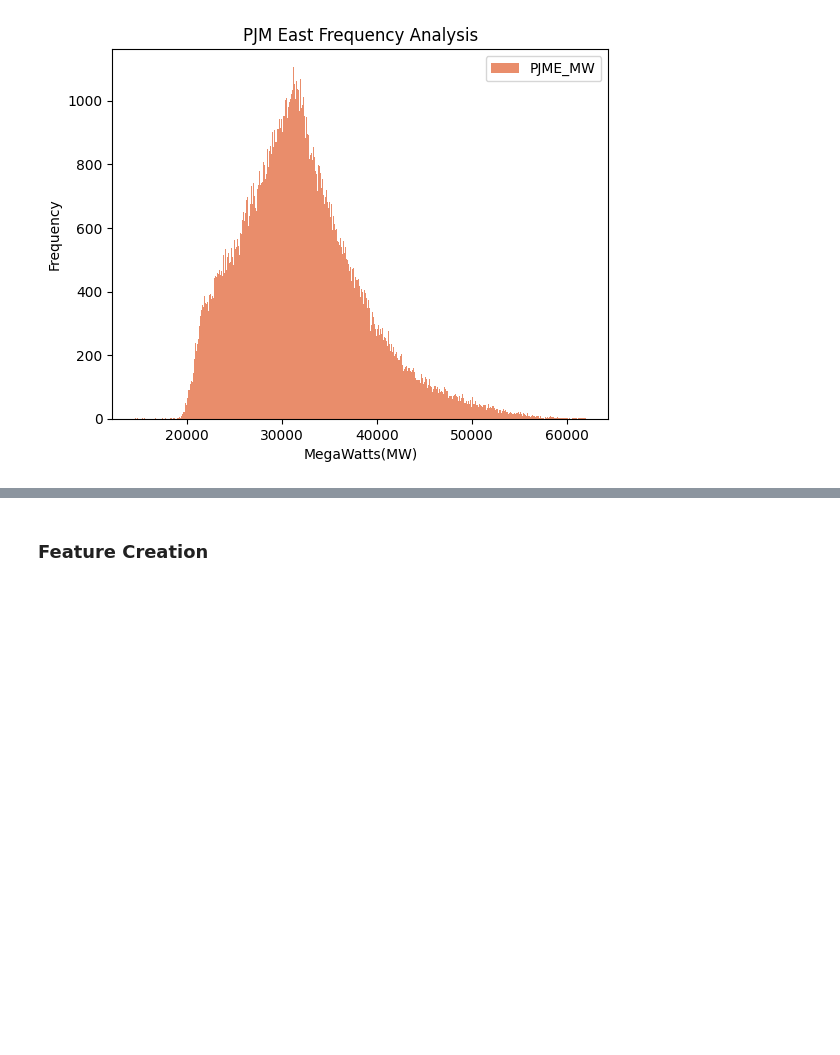
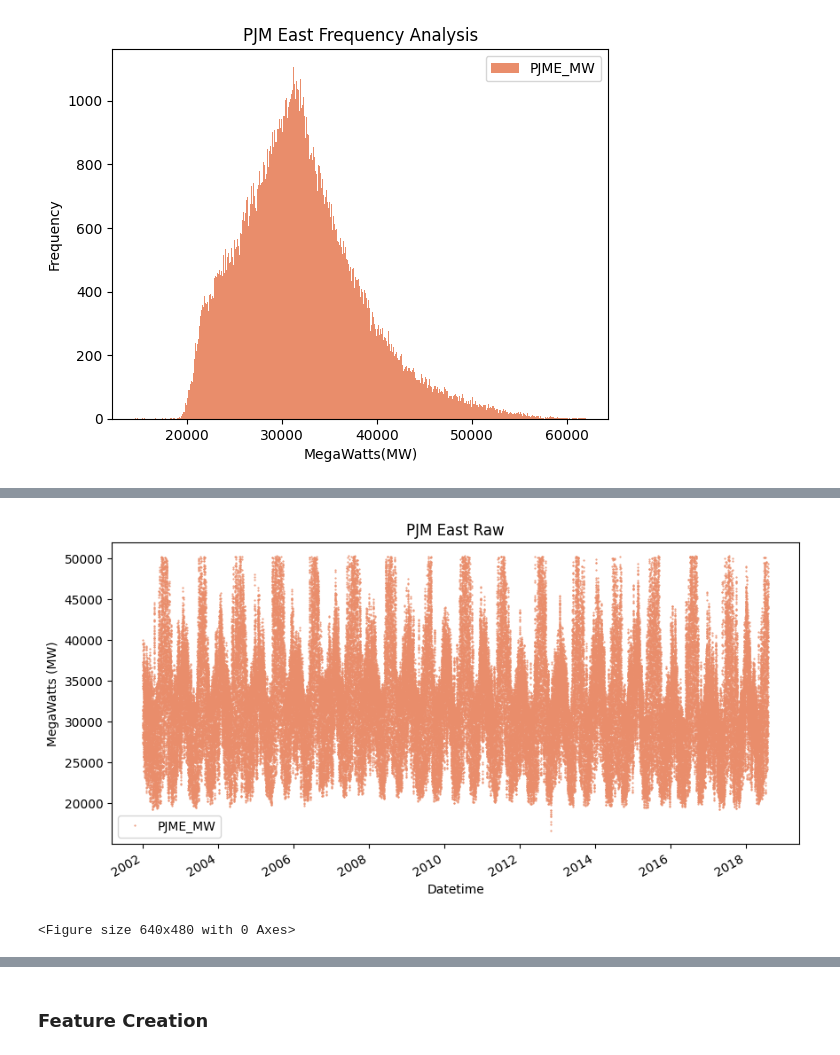
Before and after one commit to minari314159/Energy_Forcasting, a Jupyter notebook: energyforcasting/Forecasting.ipynb, the cells around one changed output, grey strips where cells are left out. Saved outputs shown, nothing was run; the diff lists cells and outputs as text; code cells hidden in the pictures; blank space fills up the shorter version.

```diff
--- a/energyforcasting/Forecasting.ipynb
+++ b/energyforcasting/Forecasting.ipynb
@@ -102,3 +100,12 @@ pjme = pjme.query('PJME_MW <= @upper_threshold and PJME_MW >= @lower_threshold')
+# %%
+pjme = pjme.query('PJME_MW <= @upper_threshold and PJME_MW >= @lower_threshold')
+pjme.plot(style='.', figsize=(10, 5), ms=1, color=colour_pal,
+          ylabel='MegaWatts (MW)', title='PJM East Raw')
+plt.show()
+plt.clf()
+# %% [output]
+[figure, added]
+<Figure size 640x480 with 0 Axes>
 # %%
 pjme.plot(kind='hist', bins=500, color=colour_pal, xlabel='MegaWatts(MW)', title='PJM East Frequency Analysis')
 plt.show()
```
Also changed, not shown: parts of 19 cells of this notebook, 3 other files.
